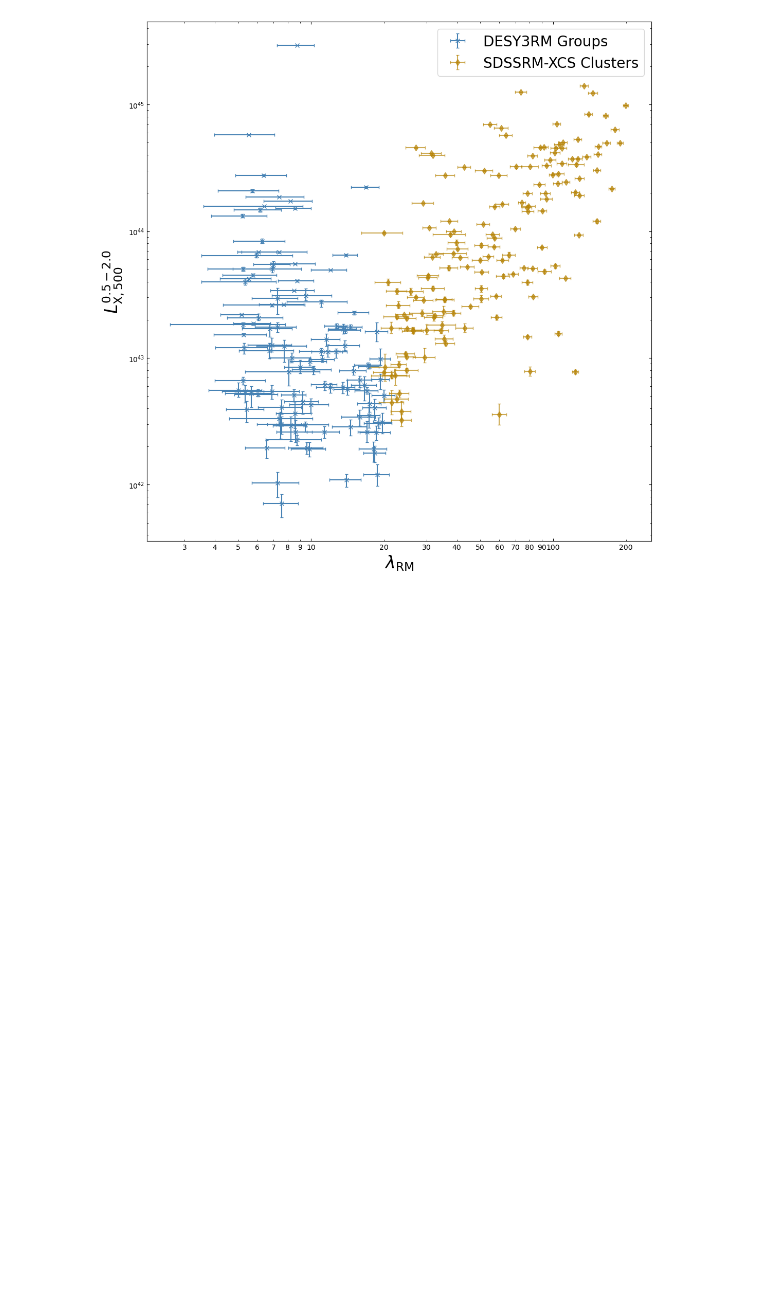
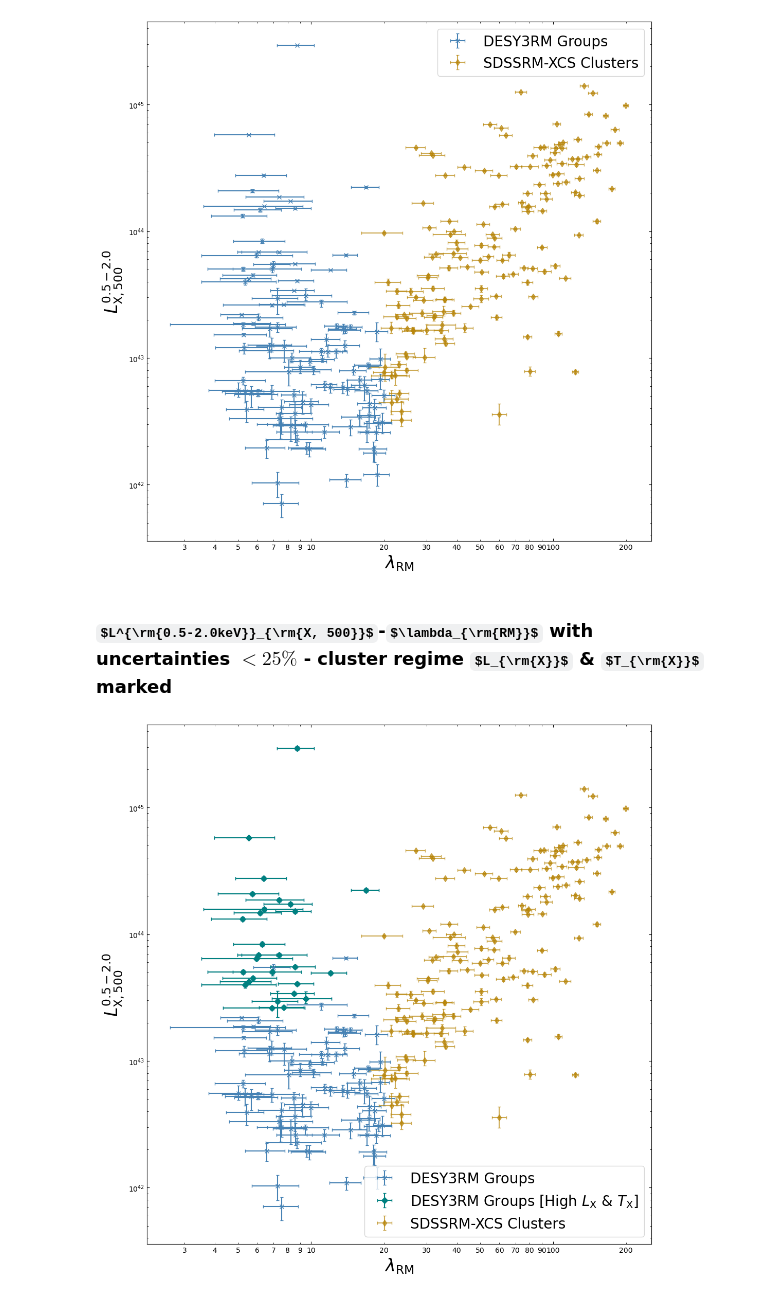
Before and after one commit to DavidT3/DESY3-XMM-Groups, a Jupyter notebook: notebooks/results_analyses/DESY3RM-XMM-groups_Lx-richness.ipynb, the cells around one changed output. Drawn from its saved outputs; the diff is of its cells as text; code cells hidden in the pictures; some formulas as TeX source; blank space fills up the shorter version.

```diff
--- a/notebooks/results_analyses/DESY3RM-XMM-groups_Lx-richness.ipynb
+++ b/notebooks/results_analyses/DESY3RM-XMM-groups_Lx-richness.ipynb
@@ -94,0 +97,3 @@ desy3rm_groups_samp['E'] = cosmo.efunc(desy3rm_groups_samp['redshift'].values)
+# %%
+desy3rm_groups_in_clust_reg = pd.read_csv("../../outputs/result_files/desy3rm_groups_txerr25_lxerr25_cluster-regime-LxTx.csv")
+desy3rm_groups_in_clust_reg.head(6)
@@ -262,3 +275,47 @@ plt.savefig(gen_fig_out_path + "desy3-groups_sdssrm-clusters_lx-richness_lt25per
 plt.show()
 # %% [output]
 [figure]
+# %% [markdown]
+### $L^{\rm{0.5-2.0keV}}_{\rm{X, 500}}$-$\lambda_{\rm{RM}}$ with uncertainties $<25\%$ - cluster regime $L_{\rm{X}}$ & $T_{\rm{X}}$ marked
+# %%
+cl_reg_msk = desy3rm_groups_txerr25_lxerr25['name'].isin(desy3rm_groups_in_clust_reg['name'].values)
+# %%
+plt.figure(figsize=(11, 11))
+plt.minorticks_on()
+plt.tick_params(which='both', direction='in', top=True, right=True)
+
+desy3_grp_lx500_52 = Quantity(desy3rm_groups_txerr25_lxerr25[['Lx52_500', 'Lx52_500-','Lx52_500+']].values, 'erg/s')
+desy3_grp_rich = Quantity(desy3rm_groups_txerr25_lxerr25[['richness', 'richness_err', 'richness_err']].values, '')
+
+plt.errorbar(desy3_grp_rich[:, 0].value, desy3_grp_lx500_52[:, 0].value, yerr=desy3_grp_lx500_52[:, 1:].value.T,
+             xerr=desy3_grp_rich[:, 1:].value.T, capsize=2, fmt='x', color='steelblue', label='DESY3RM Groups')
+
+# Bodge to plot the high-lx/tx points slightly differently
+plt.errorbar(desy3_grp_rich[cl_reg_msk, 0].value, desy3_grp_lx500_52[cl_reg_msk, 0].value,
+             yerr=desy3_grp_lx500_52[cl_reg_msk, 1:].value.T,
+             xerr=desy3_grp_rich[cl_reg_msk, 1:].value.T, capsize=2, fmt='D', color='teal',
+             label=r'DESY3RM Groups [High $L_{\rm{X}}$ & $T_{\rm{X}}$]')
+
+# AND NOW THE SDSSRM-XCS SAMPLE AS A COMPARISON
+sdss_clust_lx500_52 = Quantity(sdssrm_xcs_clust[['Lx52_500', 'Lx52_500-','Lx52_500+']].values, 'erg/s')*1e+44
+sdss_clust_rich = Quantity(sdssrm_xcs_clust[['richness', 'richness_err', 'richness_err']].values, 'keV')
+
+plt.errorbar(sdss_clust_rich[:, 0].value, sdss_clust_lx500_52[:, 0].value, yerr=sdss_clust_lx500_52[:, 1:].value.T,
+             xerr=sdss_clust_rich[:, 1:].value.T, capsize=2, fmt='d', color='darkgoldenrod', label='SDSSRM-XCS Clusters',
+             alpha=0.7)
+
+plt.ylabel(r"$L^{0.5-2.0}_{\rm{X,500}}$", fontsize=24)
+plt.xlabel(r"$\lambda_{\rm{RM}}$", fontsize=24)
+
+plt.xscale("log")
+plt.yscale("log")
+
+plt.gca().xaxis.set_major_formatter(FuncFormatter(lambda inp, _: '{:g}'.format(inp)))
+plt.gca().xaxis.set_minor_formatter(FuncFormatter(lambda inp, _: '{:g}'.format(inp)))
+
+plt.legend(fontsize=20)
+plt.tight_layout()
+plt.savefig(gen_fig_out_path + "desy3-groups_sdssrm-clusters_lx-richness_lt25percerr-cluster-regime-LxTx-split.pdf")
+plt.show()
+# %% [output]
+[figure, added]
```
Also changed, not shown: parts of 2 cells of this notebook, 7 other files.
